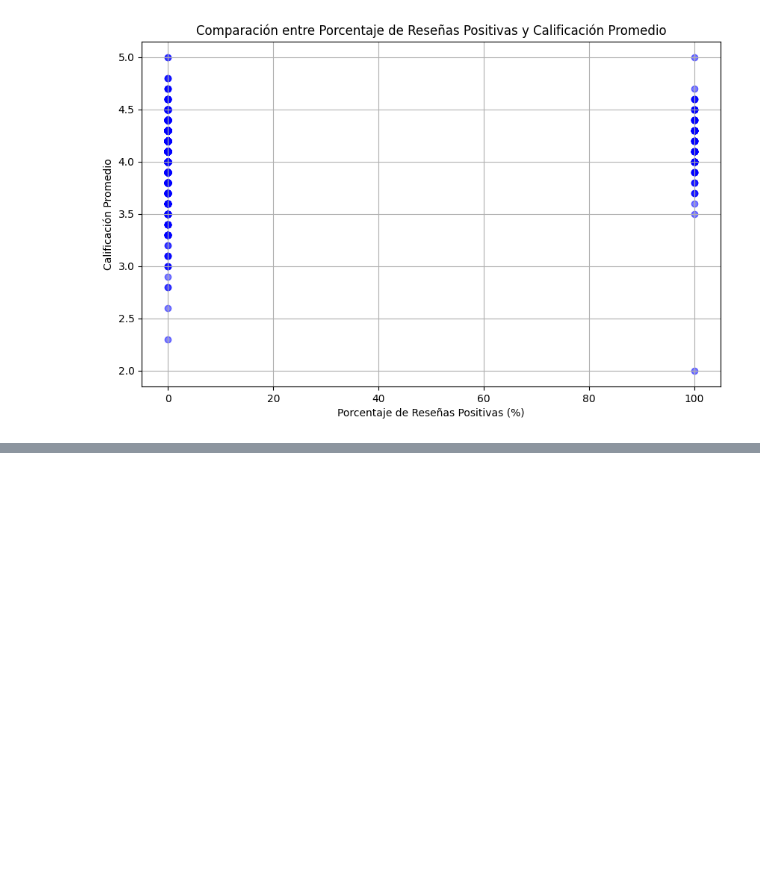
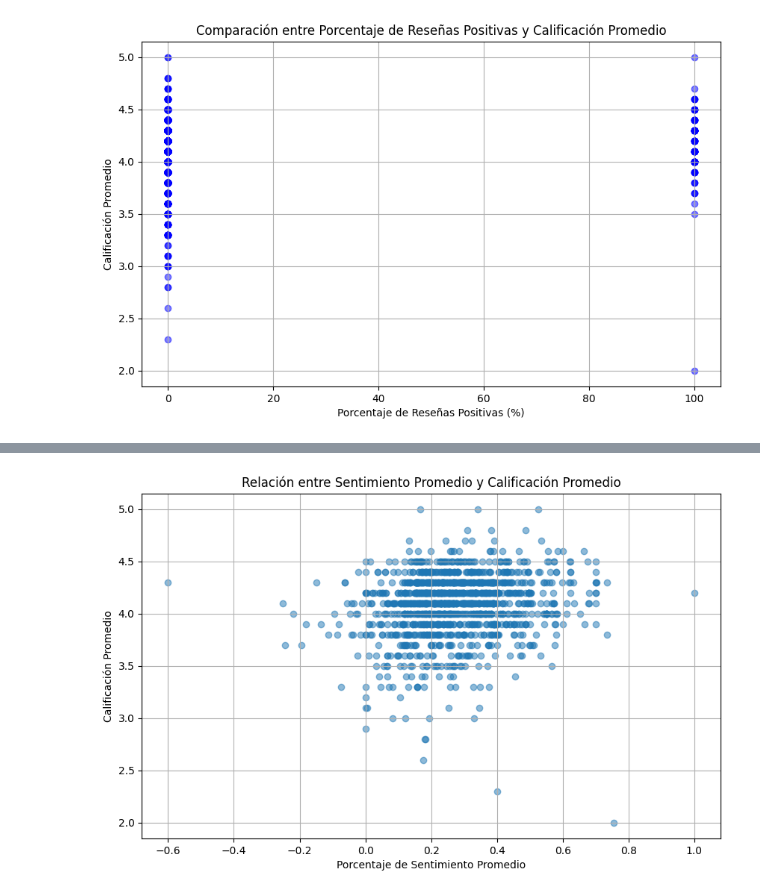
Before and after one commit to Al3jandraMtz/Proyecto4_DataLab, a Jupyter notebook: Proyecto4_DataLab.ipynb, the cells around one changed output, grey strips where cells are left out. Saved outputs shown, nothing was run; the diff lists cells and outputs as text; code cells hidden in the pictures; blank space fills up the shorter version.

```diff
--- a/Proyecto4_DataLab.ipynb
+++ b/Proyecto4_DataLab.ipynb
@@ -1108,0 +1235,13 @@ plt.show()
+# %%
+import matplotlib.pyplot as plt
+
+# Crear la gráfica de dispersión
+plt.figure(figsize=(10, 6))
+plt.scatter(grouped_df['avg_sentiment_score'], grouped_df['avg_adjusted_rating'], alpha=0.5)
+plt.title('Relación entre Sentimiento Promedio y Calificación Promedio')
+plt.xlabel('Porcentaje de Sentimiento Promedio')
+plt.ylabel('Calificación Promedio')
+plt.grid(True)
+plt.show()
+# %% [output]
+[figure, added]
```
Also changed, not shown: parts of 19 cells of this notebook.
